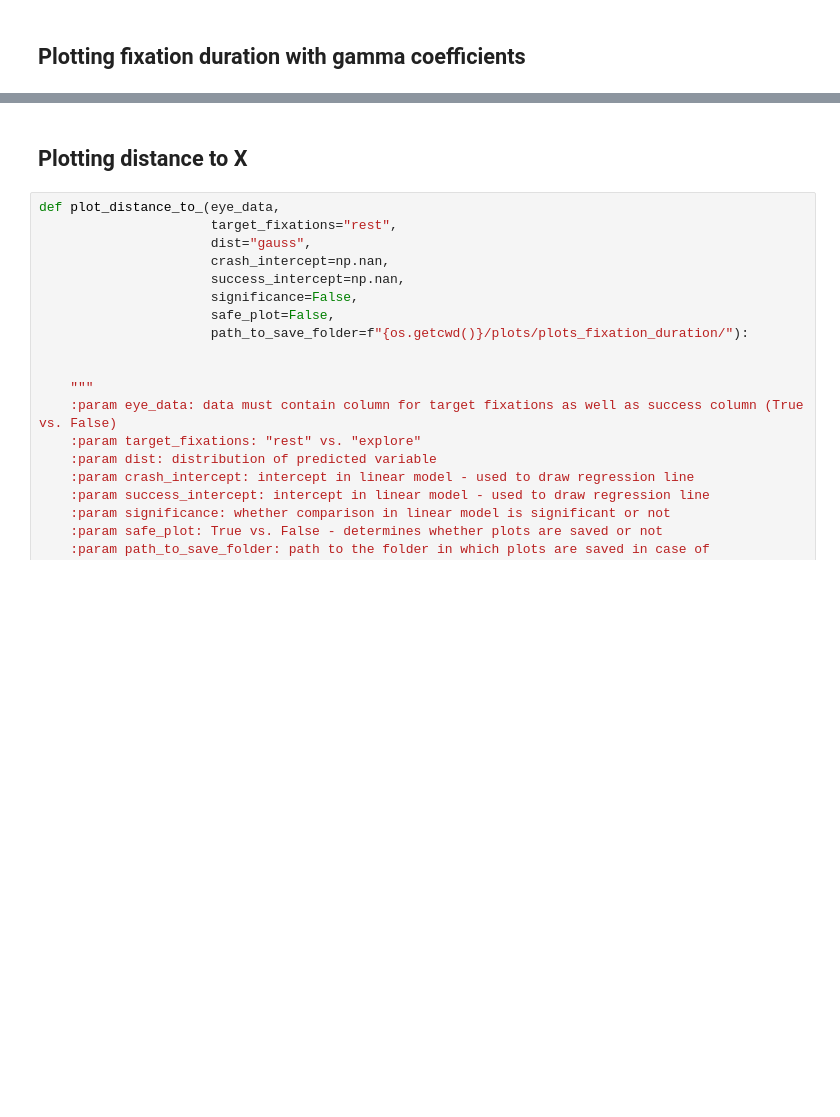
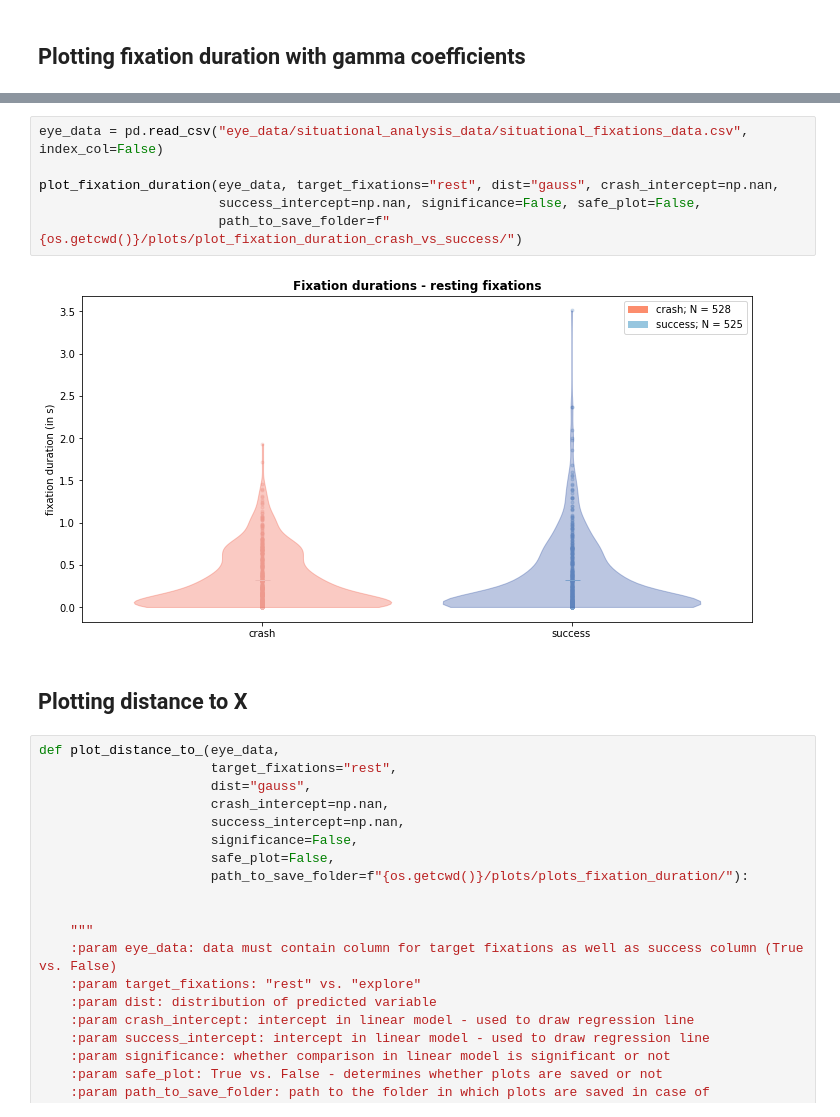
Before and after one commit to nilsheinrich/eye_movement_analysis_moonlander, a Jupyter notebook: plotting_crash_vs_success.ipynb, the cells around one changed output, grey strips where cells are left out. Saved outputs shown, nothing was run; the diff lists cells and outputs as text; blank space fills up the shorter version.

```diff
--- a/plotting_crash_vs_success.ipynb
+++ b/plotting_crash_vs_success.ipynb
@@ -147,3 +142,11 @@ ax.legend(handles=handles)
+# %%
+eye_data = pd.read_csv("eye_data/situational_analysis_data/situational_fixations_data.csv", index_col=False)
+
+plot_fixation_duration(eye_data, target_fixations="rest", dist="gauss", crash_intercept=np.nan,
+                       success_intercept=np.nan, significance=False, safe_plot=False,
+                       path_to_save_folder=f"{os.getcwd()}/plots/plot_fixation_duration_crash_vs_success/")
+# %% [output]
+[figure, added]
 # %% [markdown]
 ## Plotting distance to X
 # %%
```
Also changed, not shown: parts of 3 cells of this notebook, 5 other files.
